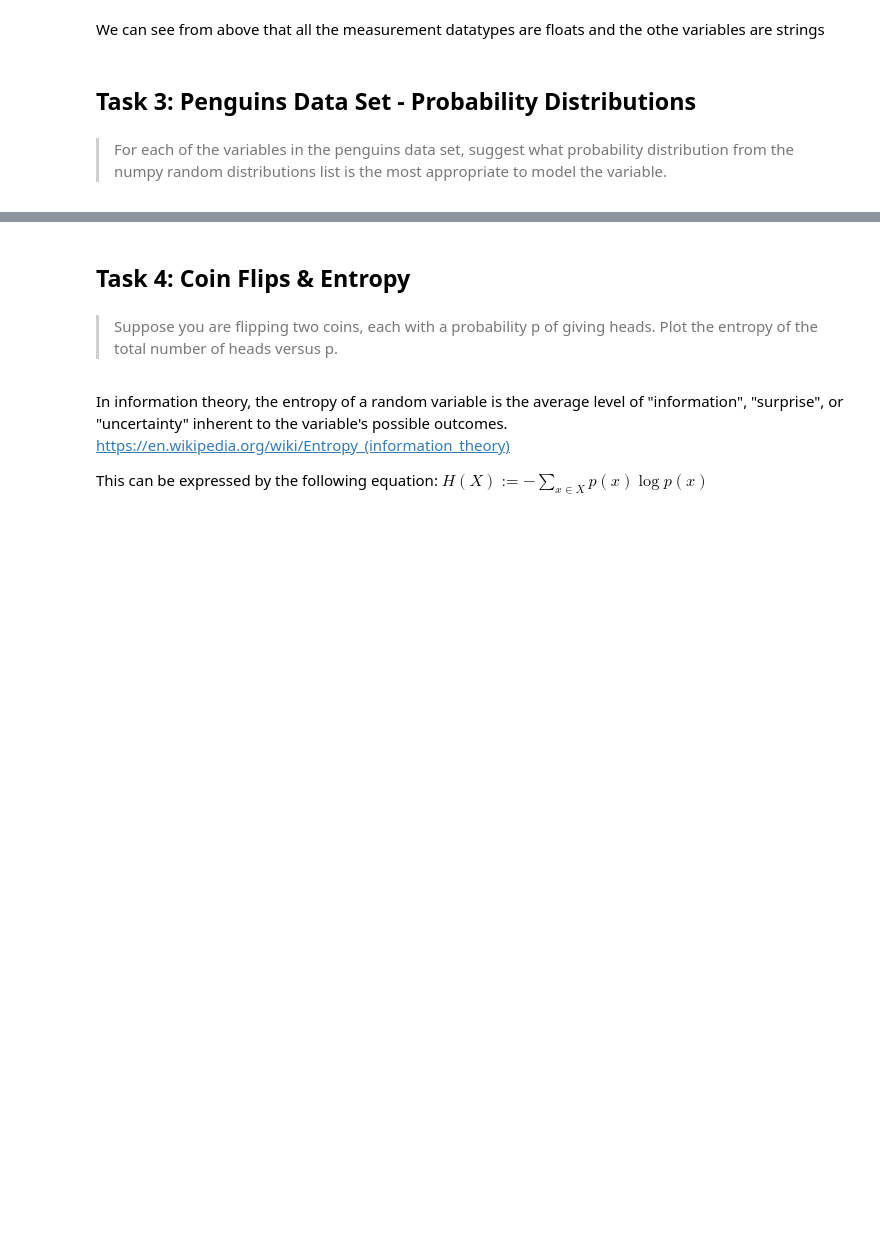
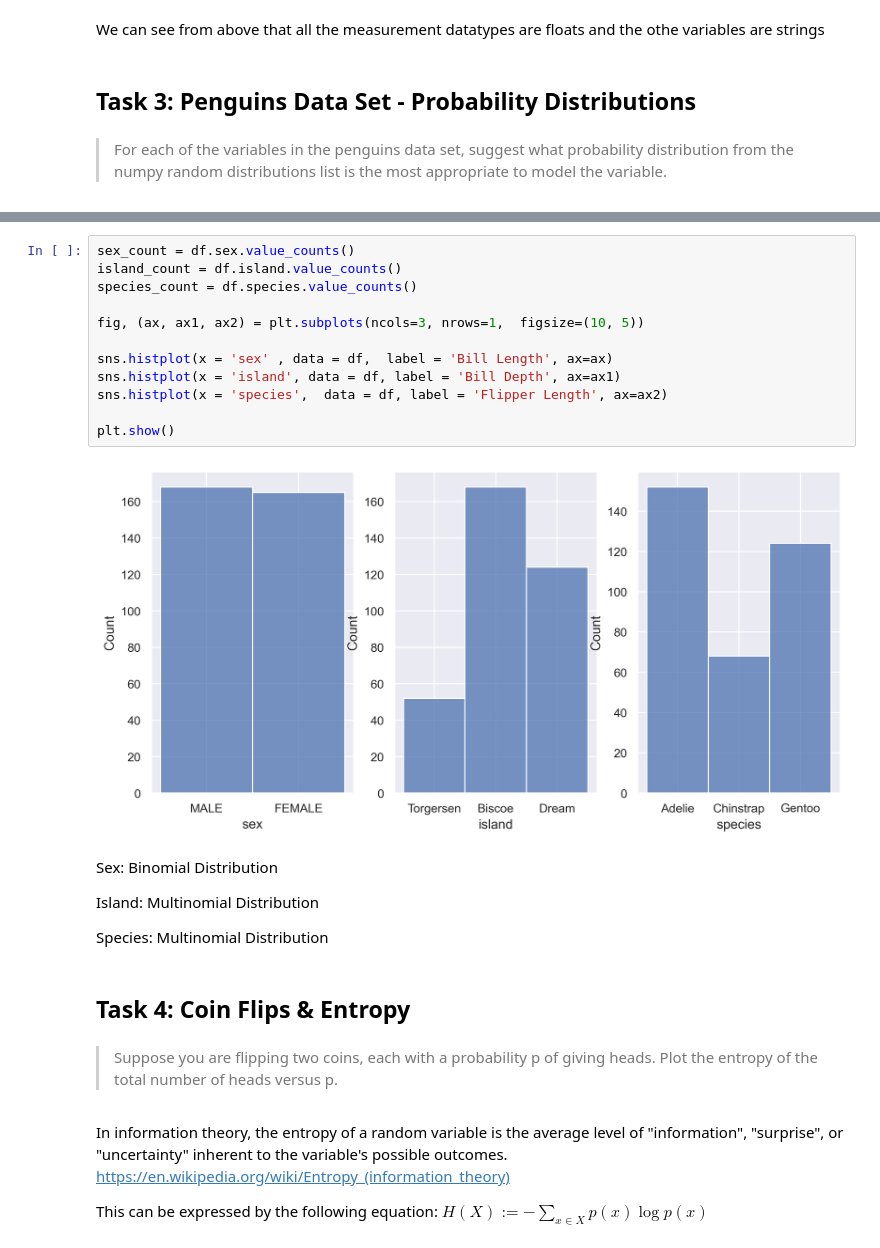
Before and after one commit to decvfox/fofda-assessment, a Jupyter notebook: tasks.ipynb, the cells around one changed output, grey strips where cells are left out. Saved outputs shown, nothing was run; the diff lists cells and outputs as text; blank space fills up the shorter version.

```diff
--- a/tasks.ipynb
+++ b/tasks.ipynb
@@ -154,3 +163,23 @@ species_count = df.species.value_counts()
+# %%
+sex_count = df.sex.value_counts()
+island_count = df.island.value_counts()
+species_count = df.species.value_counts()
+
+fig, (ax, ax1, ax2) = plt.subplots(ncols=3, nrows=1,  figsize=(10, 5))
+
+sns.histplot(x = 'sex' , data = df,  label = 'Bill Length', ax=ax)
+sns.histplot(x = 'island', data = df, label = 'Bill Depth', ax=ax1)
+sns.histplot(x = 'species',  data = df, label = 'Flipper Length', ax=ax2)
+
+plt.show()
+# %% [output]
+[figure, added]
+# %% [markdown]
+Sex: Binomial Distribution
+
+Island: Multinomial Distribution
+
+Species: Multinomial Distribution
 # %% [markdown]
 ## Task 4: Coin Flips & Entropy
 # %% [markdown]
```
Also changed, not shown: parts of 14 cells of this notebook, 1 other file.
